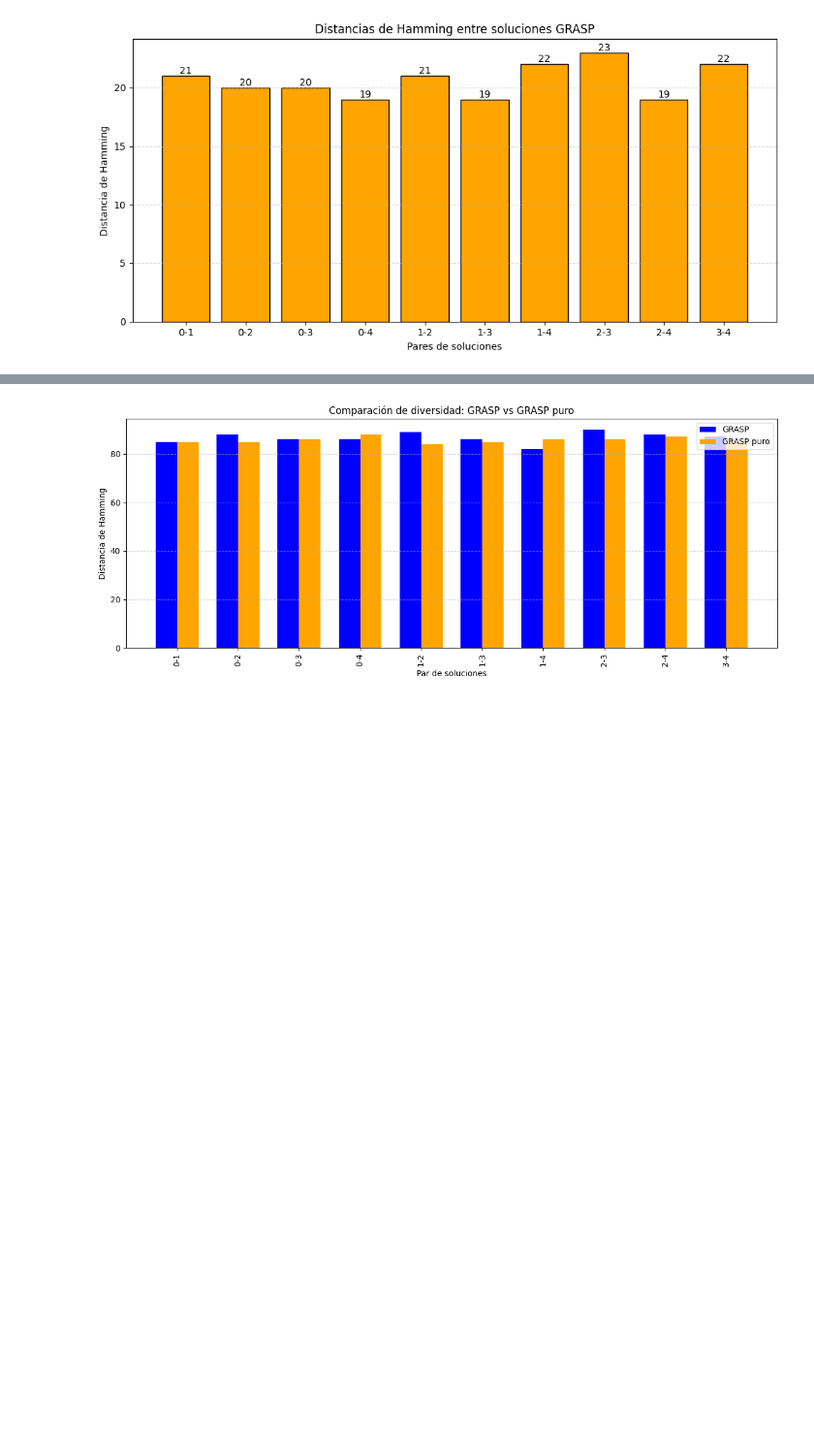
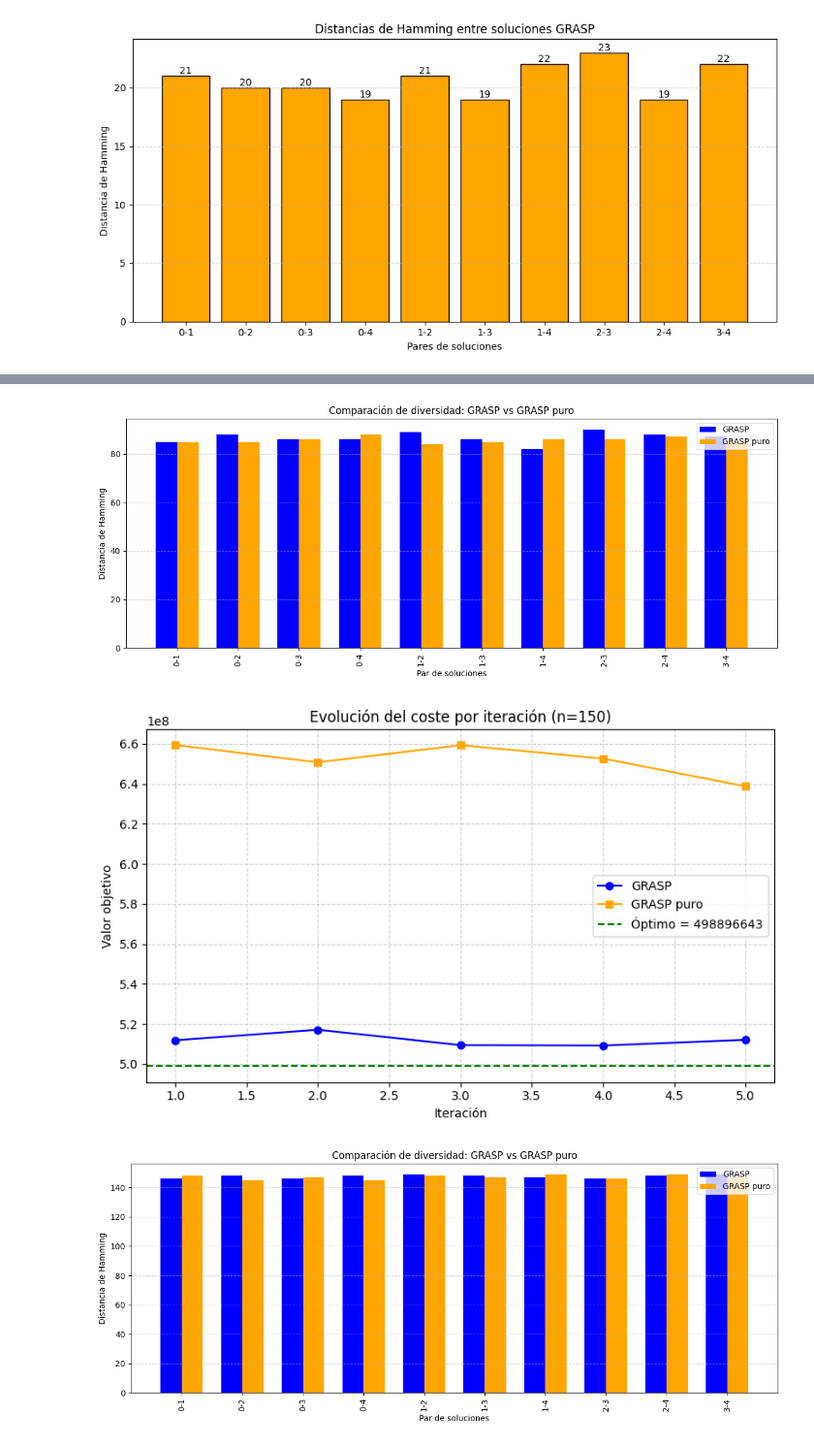
Before and after one commit to pepec0de/Computing-Engineering, a Jupyter notebook: 4Cuarto/Modelos Bioinspirados y Heurísticas de Búsqueda/Practica2/graficas.ipynb, the cells around one changed output, grey strips where cells are left out. Shown at 97% size. Saved outputs shown, nothing was run; the diff lists cells and outputs as text; code cells hidden in the pictures; blank space fills up the shorter version.

```diff
--- a/4Cuarto/Modelos Bioinspirados y Heurísticas de Búsqueda/Practica2/graficas.ipynb
+++ b/4Cuarto/Modelos Bioinspirados y Heurísticas de Búsqueda/Practica2/graficas.ipynb
@@ -511,7 +814,7 @@ plot_distancias_hamming(soluciones_valores)
 ####### Comparacion entre GRASP y GRASP puro
 GRASP_puro_results = dict()
 
-for d in [tai25, sko90]: # Datasets QAP
+for d in [tai25, sko90, tai150]: # Datasets QAP
     n = d['distancia'].shape[0]
     matD = d['distancia']
     matF = d['flujo']
@@ -585,31 +888,33 @@ def plot_comparacion_diversidad_hamming(soluciones_grasp, soluciones_grasp_puro)
             valores_grasp.append(sum(a != b for a, b in zip(sols_g[i], sols_g[j])))
             valores_puro.append(sum(a != b for a, b in zip(sols_p[i], sols_p[j])))
 
     x = np.arange(len(etiquetas))  # posiciones
     width = 0.35  # ancho de barra
 
     plt.figure(figsize=(max(12, len(x) * 0.4), 5))
     plt.bar(x - width/2, valores_grasp, width, label='GRASP', color='blue')
     plt.bar(x + width/2, valores_puro, width, label='GRASP puro', color='orange')
 
     plt.xticks(x, etiquetas, rotation=90)
     plt.xlabel("Par de soluciones")
     plt.ylabel("Distancia de Hamming")
     plt.title("Comparación de diversidad: GRASP vs GRASP puro")
     plt.legend()
     plt.grid(axis='y', linestyle='--', alpha=0.5)
     plt.tight_layout()
     plt.show()
 
 
-for n in [25, 90]:
+for n in [25, 90, 150]:
     sols_grasp = GRASP_results[n]['soluciones']
     sols_puro = GRASP_puro_results[n]['soluciones']
 
     plot_evoluciones_comparadas(sols_grasp, sols_puro, optimo=optimos[n], titulo=f"(n={n})")
     plot_comparacion_diversidad_hamming(sols_grasp, sols_puro)
 # %% [output]
 [figure]
 [figure]
 [figure]
 [figure]
+[figure, added]
+[figure, added]
```
Also changed, not shown: parts of 9 cells of this notebook, 2 other files.
